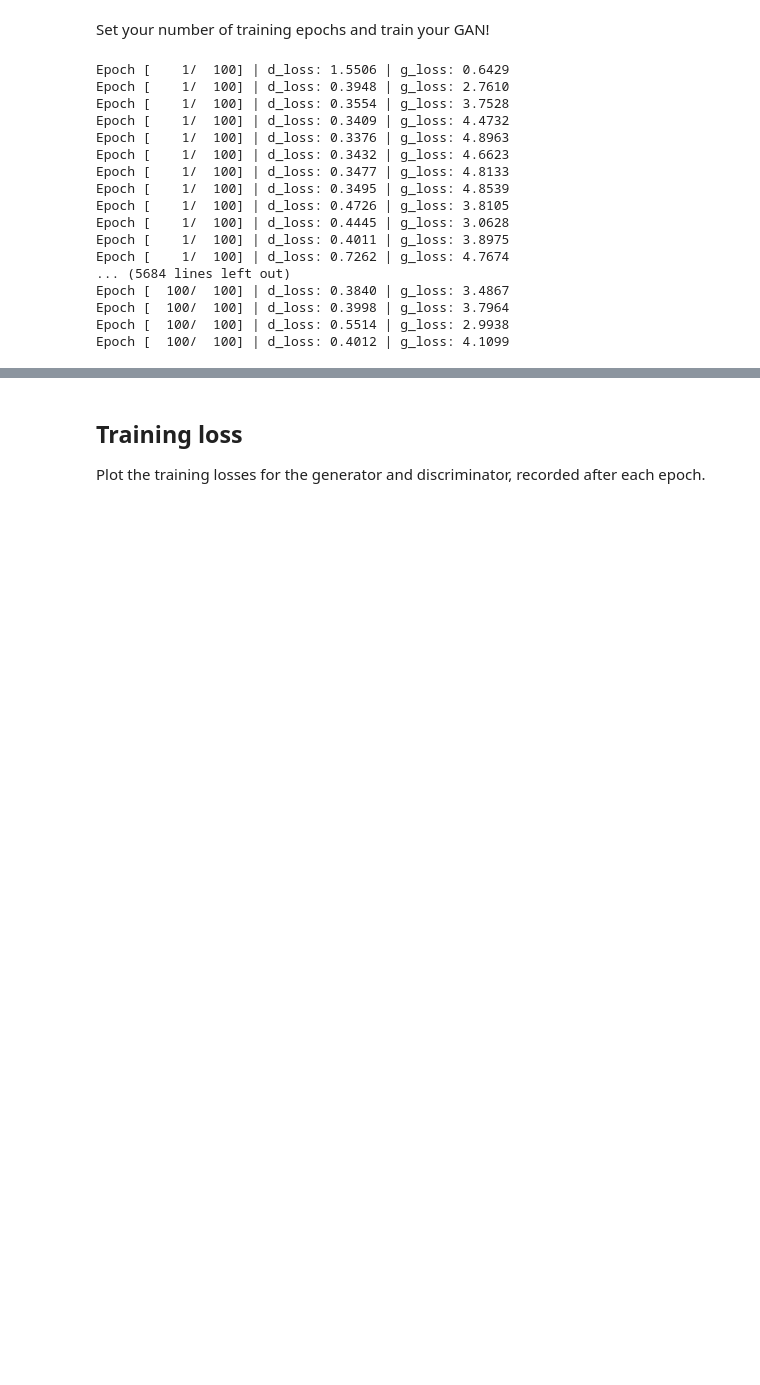
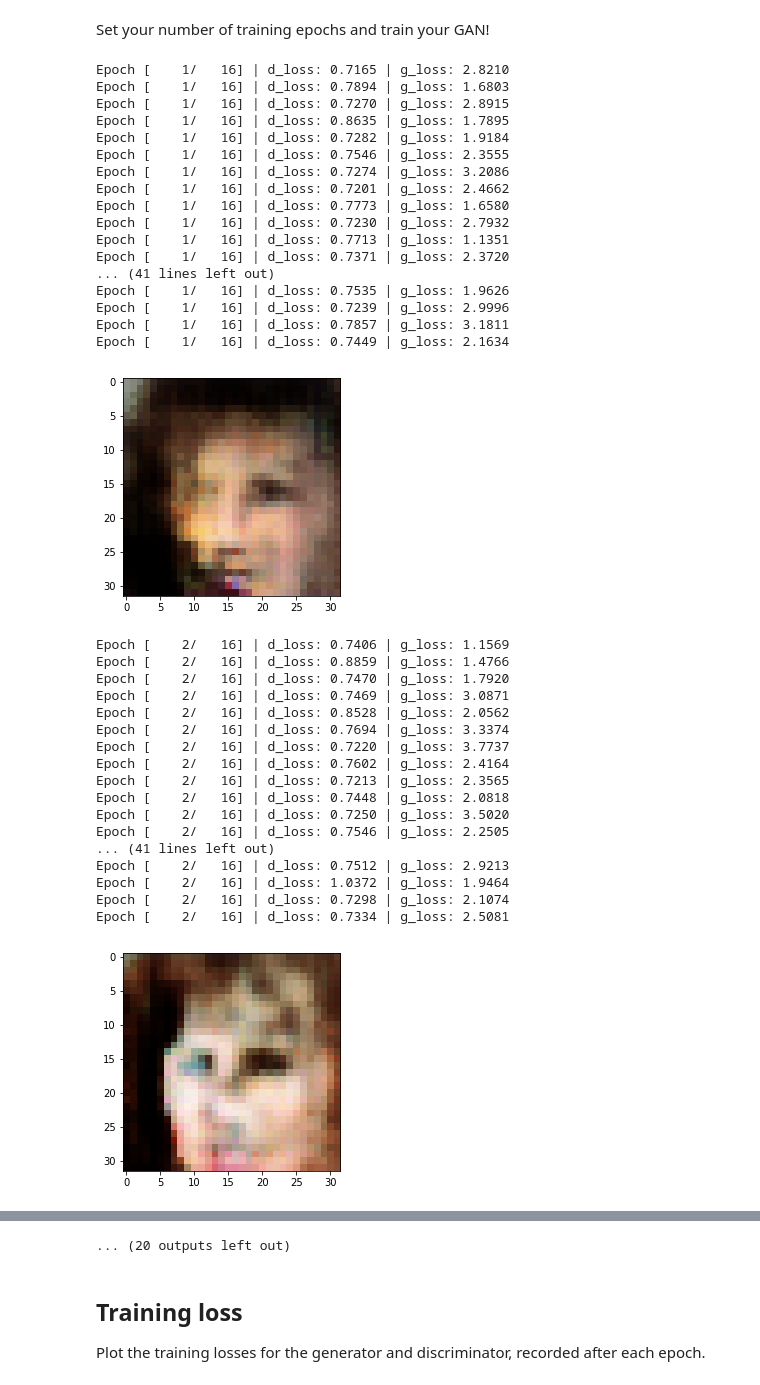
Before and after one commit to rajan-blackboxes/GAN, a Jupyter notebook: dlnd_face_generation_project/dlnd_face_generation.ipynb, the cells around one changed output, grey strips where cells are left out. Saved outputs shown, nothing was run; the diff lists cells and outputs as text; code cells hidden in the pictures; blank space fills up the shorter version.

```diff
--- a/dlnd_face_generation_project/dlnd_face_generation.ipynb
+++ b/dlnd_face_generation_project/dlnd_face_generation.ipynb
@@ -436,7 +448,7 @@ def real_loss(D_out):
     '''Calculates how close discriminator outputs are to being real.
        param, D_out: discriminator logits
        return: real loss'''
-    labels = torch.ones(D_out.size(0)) * 0.9 #smoothing by default
+    labels = torch.ones(D_out.size(0)) * 0.5
     criterion = nn.BCEWithLogitsLoss()
     if train_on_gpu:
         labels = labels.cuda()
@@ -607,33 +635,52 @@ Set your number of training epochs and train your GAN!
 # %%
 from workspace import keep_awake
 from workspace import active_session
 # set number of epochs
 
-n_epochs = 100
+n_epochs = 16
 
 
 """
 DON'T MODIFY ANYTHING IN THIS CELL
 """
 # call training function
 for i in keep_awake(range(1)):
     with active_session():
         losses = train(D, G, n_epochs=n_epochs)
 # %% [output]
-Epoch [    1/  100] | d_loss: 1.5506 | g_loss: 0.6429
-Epoch [    1/  100] | d_loss: 0.3948 | g_loss: 2.7610
-Epoch [    1/  100] | d_loss: 0.3554 | g_loss: 3.7528
-Epoch [    1/  100] | d_loss: 0.3409 | g_loss: 4.4732
-Epoch [    1/  100] | d_loss: 0.3376 | g_loss: 4.8963
-Epoch [    1/  100] | d_loss: 0.3432 | g_loss: 4.6623
-Epoch [    1/  100] | d_loss: 0.3477 | g_loss: 4.8133
-Epoch [    1/  100] | d_loss: 0.3495 | g_loss: 4.8539
-Epoch [    1/  100] | d_loss: 0.4726 | g_loss: 3.8105
-Epoch [    1/  100] | d_loss: 0.4445 | g_loss: 3.0628
-Epoch [    1/  100] | d_loss: 0.4011 | g_loss: 3.8975
-Epoch [    1/  100] | d_loss: 0.7262 | g_loss: 4.7674
-... (5684 lines left out)
-Epoch [  100/  100] | d_loss: 0.3840 | g_loss: 3.4867
-Epoch [  100/  100] | d_loss: 0.3998 | g_loss: 3.7964
-Epoch [  100/  100] | d_loss: 0.5514 | g_loss: 2.9938
-Epoch [  100/  100] | d_loss: 0.4012 | g_loss: 4.1099
+Epoch [    1/   16] | d_loss: 0.7165 | g_loss: 2.8210
+Epoch [    1/   16] | d_loss: 0.7894 | g_loss: 1.6803
+Epoch [    1/   16] | d_loss: 0.7270 | g_loss: 2.8915
+Epoch [    1/   16] | d_loss: 0.8635 | g_loss: 1.7895
+Epoch [    1/   16] | d_loss: 0.7282 | g_loss: 1.9184
+Epoch [    1/   16] | d_loss: 0.7546 | g_loss: 2.3555
+Epoch [    1/   16] | d_loss: 0.7274 | g_loss: 3.2086
+Epoch [    1/   16] | d_loss: 0.7201 | g_loss: 2.4662
+Epoch [    1/   16] | d_loss: 0.7773 | g_loss: 1.6580
+Epoch [    1/   16] | d_loss: 0.7230 | g_loss: 2.7932
+Epoch [    1/   16] | d_loss: 0.7713 | g_loss: 1.1351
+Epoch [    1/   16] | d_loss: 0.7371 | g_loss: 2.3720
+... (41 lines left out)
+Epoch [    1/   16] | d_loss: 0.7535 | g_loss: 1.9626
+Epoch [    1/   16] | d_loss: 0.7239 | g_loss: 2.9996
+Epoch [    1/   16] | d_loss: 0.7857 | g_loss: 3.1811
+Epoch [    1/   16] | d_loss: 0.7449 | g_loss: 2.1634
+[figure, added]
+Epoch [    2/   16] | d_loss: 0.7406 | g_loss: 1.1569
+Epoch [    2/   16] | d_loss: 0.8859 | g_loss: 1.4766
+Epoch [    2/   16] | d_loss: 0.7470 | g_loss: 1.7920
+Epoch [    2/   16] | d_loss: 0.7469 | g_loss: 3.0871
+Epoch [    2/   16] | d_loss: 0.8528 | g_loss: 2.0562
+Epoch [    2/   16] | d_loss: 0.7694 | g_loss: 3.3374
+Epoch [    2/   16] | d_loss: 0.7220 | g_loss: 3.7737
+Epoch [    2/   16] | d_loss: 0.7602 | g_loss: 2.4164
+Epoch [    2/   16] | d_loss: 0.7213 | g_loss: 2.3565
+Epoch [    2/   16] | d_loss: 0.7448 | g_loss: 2.0818
+Epoch [    2/   16] | d_loss: 0.7250 | g_loss: 3.5020
+Epoch [    2/   16] | d_loss: 0.7546 | g_loss: 2.2505
+... (41 lines left out)
+Epoch [    2/   16] | d_loss: 0.7512 | g_loss: 2.9213
+Epoch [    2/   16] | d_loss: 1.0372 | g_loss: 1.9464
+Epoch [    2/   16] | d_loss: 0.7298 | g_loss: 2.1074
+Epoch [    2/   16] | d_loss: 0.7334 | g_loss: 2.5081
+[figure, added]
@@ -640,3 +759,4 @@ Epoch [  100/  100] | d_loss: 0.4012 | g_loss: 4.1099
+... (20 outputs left out)
 # %%
 check_gpu = torch.cuda.is_available()
 weight_path ='weights/G.pth'
```
Also changed, not shown: parts of 13 cells of this notebook, 9 other files.
